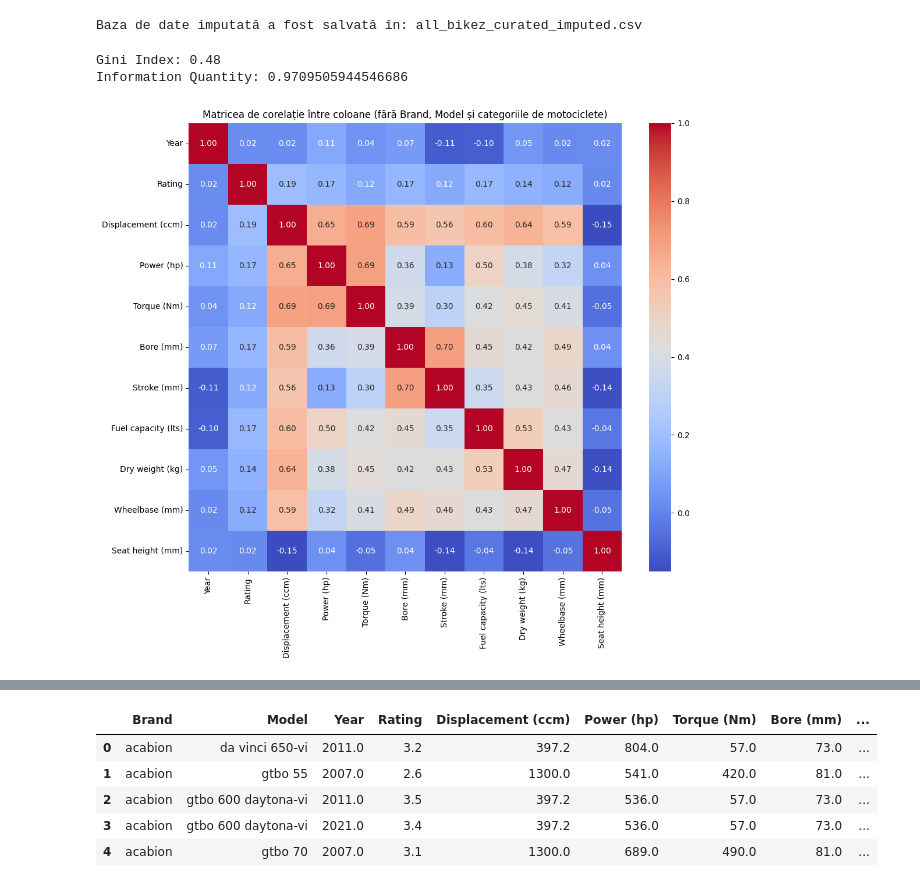
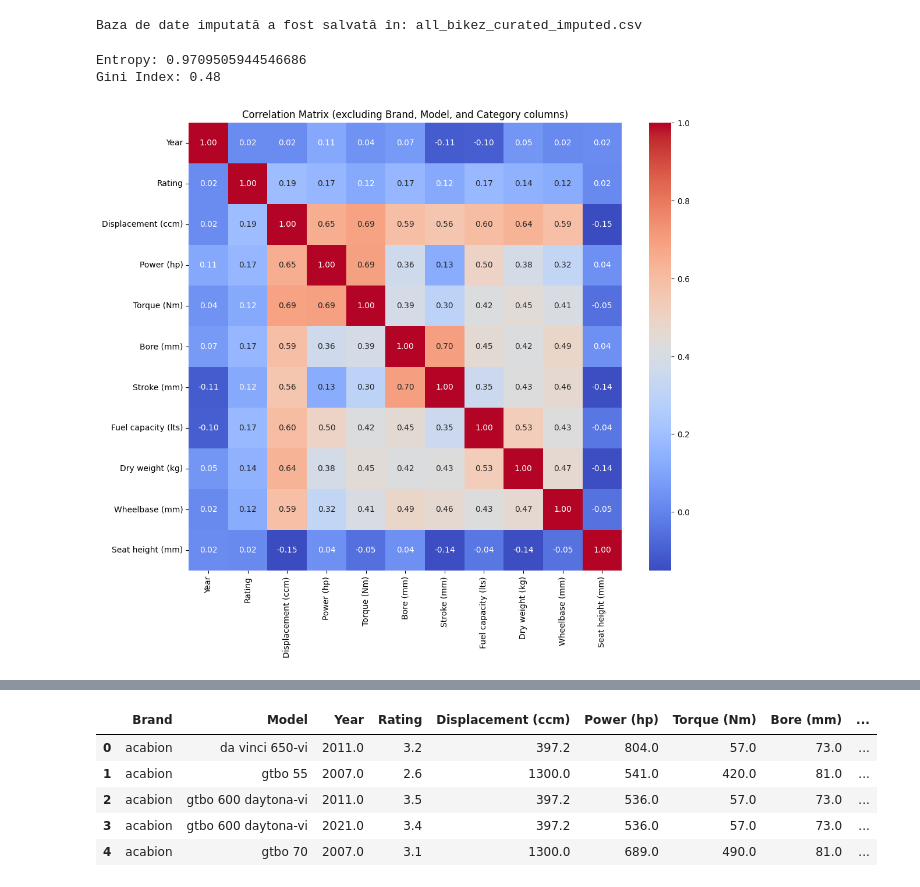
Before and after one commit to iacobrazvan0/machine_learning, a Jupyter notebook: all_bikez.ipynb, the cells around one changed output, grey strips where cells are left out. Drawn from its saved outputs; the diff is of its cells as text; code cells hidden in the pictures.

```diff
--- a/all_bikez.ipynb
+++ b/all_bikez.ipynb
@@ -185,8 +185,14 @@ print("Baza de date imputată a fost salvată în:", new_data_path)
 # %% [output]
 Baza de date imputată a fost salvată în: all_bikez_curated_imputed.csv
 # %%
-from sklearn.metrics import confusion_matrix
 import numpy as np
+
+def entropy(labels):
+    total_samples = len(labels)
+    _, counts = np.unique(labels, return_counts=True)
+    probabilities = counts / total_samples
+    entropy = -np.sum(probabilities * np.log2(probabilities))
+    return entropy
 
 def gini_index(labels):
     total_samples = len(labels)
@@ -195,41 +201,41 @@ def gini_index(labels):
     gini = 1 - np.sum(probabilities**2)
     return gini
 
-def information_quantity(labels):
-    total_samples = len(labels)
-    _, counts = np.unique(labels, return_counts=True)
-    probabilities = counts / total_samples
-    information = -np.sum(probabilities * np.log2(probabilities))
-    return information
-
-# Exemplu de utilizare pentru Gini Index și Information Gain
-labels = np.array([0, 1, 1, 0, 1, 0, 0, 1, 1, 1])  # Etichetele clasei
+# Example usage for Entropy, Gini Index, and Information Quantity
+labels = np.array([0, 1, 1, 0, 1, 0, 0, 1, 1, 1])  # Class labels
+ent = entropy(labels)
 gini = gini_index(labels)
-information = information_quantity(labels)
+print("Entropy:", ent)
 print("Gini Index:", gini)
-print("Information Quantity:", information)
 # %% [output]
+Entropy: 0.9709505944546686
 Gini Index: 0.48
-Information Quantity: 0.9709505944546686
 # %%
+import pandas as pd
 import seaborn as sns
 import matplotlib.pyplot as plt
 
-# Calcularea matricei de corelație fără coloanele 'Brand' și 'Model'
-correlation_matrix = df.drop(['Brand', 'Model'], axis=1).corr()
-# Obținem lista cu numele coloanelor care nu încep cu "Category_"
+# Load your dataset into a DataFrame
+df = pd.read_csv('all_bikez_curated_imputed.csv')
+
+# Ensure 'Brand' and 'Model' are columns in the DataFrame
+if 'Brand' in df.columns and 'Model' in df.columns:
+    # Drop 'Brand' and 'Model' columns
+    df = df.drop(['Brand', 'Model'], axis=1)
+
+# Get the list of columns that do not start with 'Category_'
 columns_to_include = [col for col in df.columns if not col.startswith('Category_')]
 
-# Calculăm matricea de corelație fără coloanele 'Brand', 'Model' și categoriile de motociclete
-correlation_matrix = df[columns_to_include].drop(['Brand', 'Model'], axis=1).corr()
+# Calculate the correlation matrix without 'Category_' columns
+correlation_matrix = df[columns_to_include].corr()
 
-# Vizualizăm corelațiile utilizând o diagramă de căldură
+# Visualize the correlations using a heatmap
 plt.figure(figsize=(12, 10))
 sns.heatmap(correlation_matrix, annot=True, cmap='coolwarm', fmt=".2f")
-plt.title('Matricea de corelație între coloane (fără Brand, Model și categoriile de motociclete)')
+plt.title('Correlation Matrix (excluding Brand, Model, and Category columns)')
 plt.show()
 # %% [output]
-[figure, old version]
+[figure, new version]
 # %%
 import pandas as pd
 from sklearn.model_selection import train_test_split
```
Also changed, not shown: parts of 7 cells of this notebook, 3 other files.
